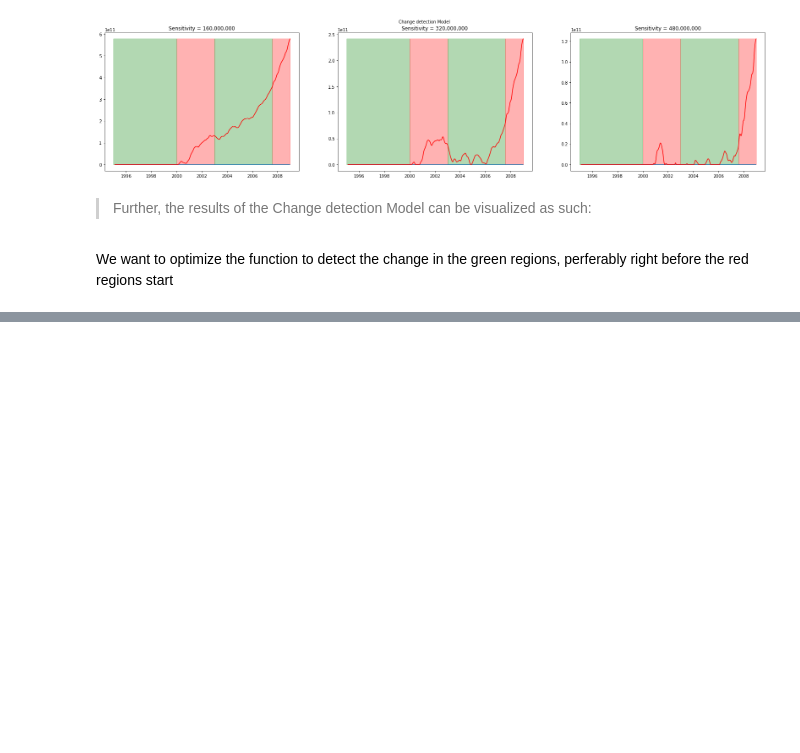
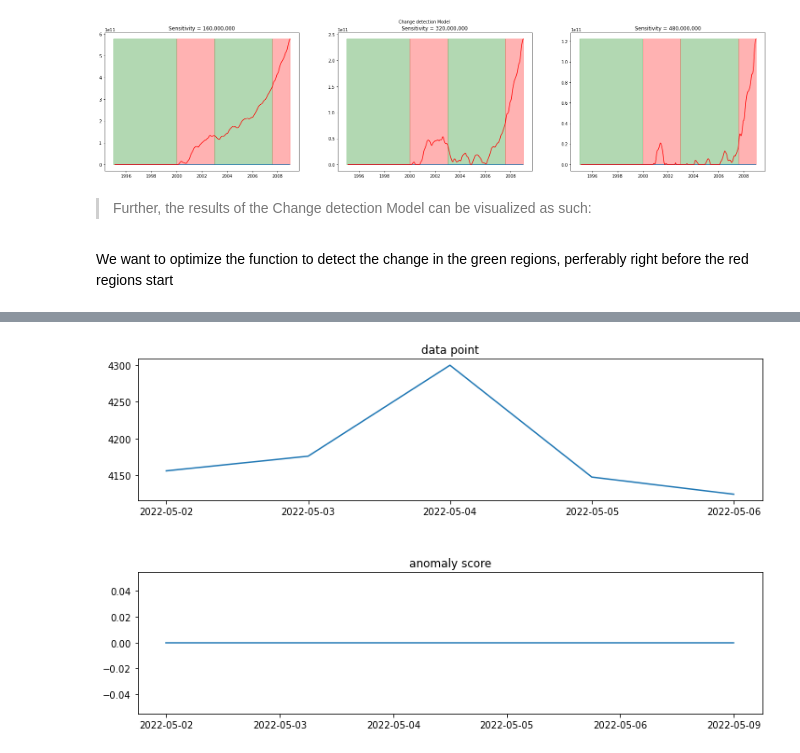
Before and after one commit to jeraldthatman/stockoption_v2, a Jupyter notebook: ChangeDetector.ipynb, the cells around one changed output, grey strips where cells are left out. Drawn from its saved outputs; the diff is of its cells as text; code cells hidden in the pictures; blank space fills up the shorter version.

```diff
--- a/ChangeDetector.ipynb
+++ b/ChangeDetector.ipynb
@@ -243,0 +299,4 @@ TypeError: randint() missing 1 required positional argument: 'b'
+# %%
+d = stock_data['SPY']['Volume']['2000-05-01':'2010-10-01']
+# Iterate over 100,000 values of sensitivity
+chgDetector2(d, .21991, 1, 'both')
@@ -243,0 +325,18 @@ TypeError: randint() missing 1 required positional argument: 'b'
+# %%
+import changefinder
+cf = changefinder.ChangeFinder()
+scores = [cf.update(p) for p in d]
+scores = pd.Series(scores, index = d.index)
+
+#CHANGEFINDER PACKAGE
+f, (ax1, ax2) = plt.subplots(2, 1, figsize = (12, 7))
+f.subplots_adjust(hspace=0.5)
+d = stock_data['SPY']['Close']['2022-05-01':]
+ax1.plot(d)
+ax1.set_title("data point")
+ax2.plot(scores)
+ax2.set_title("anomaly score")
+plt.show()
+fig.autofmt_xdate()
+# %% [output]
+[figure, added]
```
Also changed, not shown: parts of 19 cells of this notebook.
